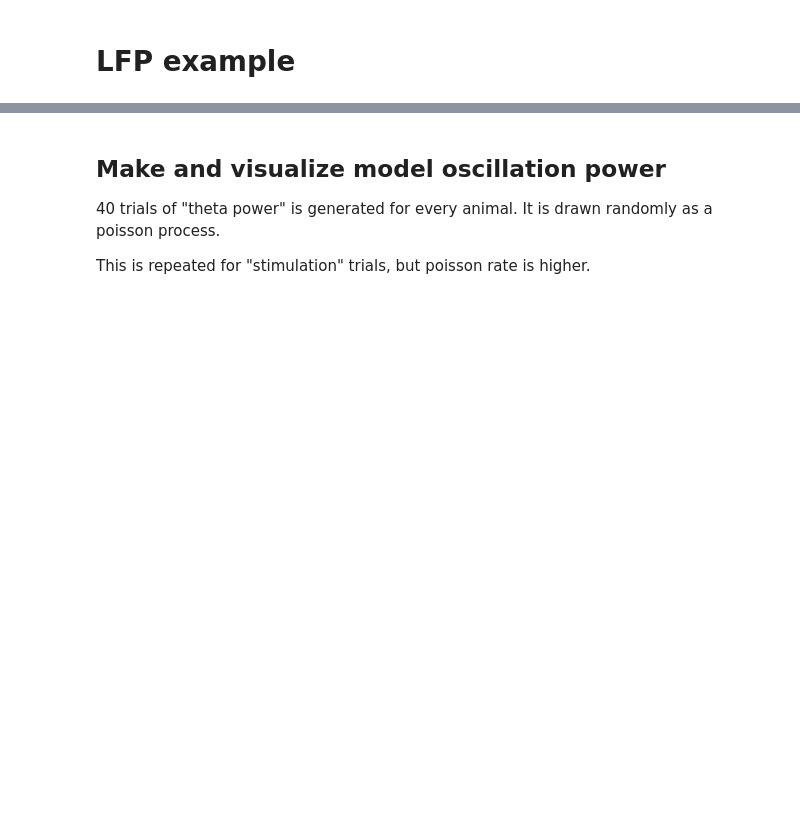
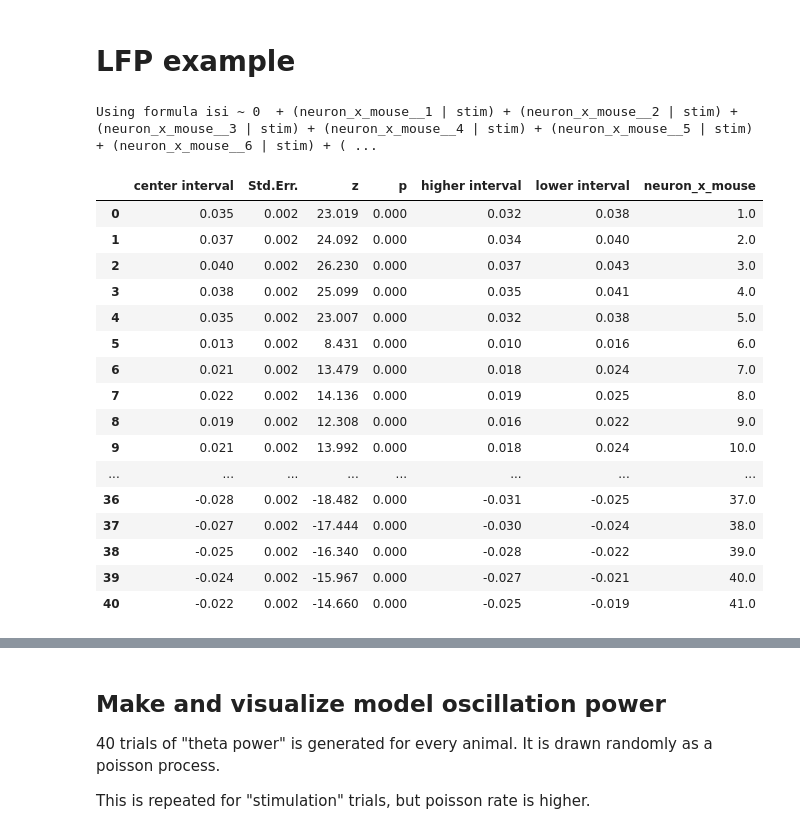
Before and after one commit to mmyros/bayes-window, a Jupyter notebook: docs/example_notebooks/lfp_example/quick_lfp.ipynb, the cells around one changed output, grey strips where cells are left out. Saved outputs shown, nothing was run; the diff lists cells and outputs as text; code cells hidden in the pictures; blank space fills up the shorter version.

```diff
--- a/docs/example_notebooks/lfp_example/quick_lfp.ipynb
+++ b/docs/example_notebooks/lfp_example/quick_lfp.ipynb
@@ -5,3 +5,33 @@ import altair as alt
 from bayes_window.generative_models import *
 from bayes_window.visualization import plot_data, plot_data_slope_trials
 from bayes_window import BayesWindow, models
+# %%
+df, df_monster, index_cols, firing_rates = generate_fake_spikes(n_trials=20,
+                                                                n_neurons=7,
+                                                                n_mice=6,
+                                                                dur=7,
+                                                               mouse_response_slope=12,
+                                                               overall_stim_response_strength=45)
+# %%
+bw = BayesWindow(df, y='isi', treatment='stim', condition='neuron_x_mouse', group='mouse',)
+#bw.fit_anova()
+bw.fit_lme().posterior
+# %% [output]
+Using formula isi ~ 0  + (neuron_x_mouse__1 | stim) + (neuron_x_mouse__2 | stim) + (neuron_x_mouse__3 | stim) + (neuron_x_mouse__4 | stim) + (neuron_x_mouse__5 | stim) + (neuron_x_mouse__6 | stim) + ( ...
+|  | center interval | Std.Err. | z | p | higher interval | lower interval | neuron_x_mouse |
+| 0 | 0.035 | 0.002 | 23.019 | 0.000 | 0.032 | 0.038 | 1.0 |
+| 1 | 0.037 | 0.002 | 24.092 | 0.000 | 0.034 | 0.040 | 2.0 |
+| 2 | 0.040 | 0.002 | 26.230 | 0.000 | 0.037 | 0.043 | 3.0 |
+| 3 | 0.038 | 0.002 | 25.099 | 0.000 | 0.035 | 0.041 | 4.0 |
+| 4 | 0.035 | 0.002 | 23.007 | 0.000 | 0.032 | 0.038 | 5.0 |
+| 5 | 0.013 | 0.002 | 8.431 | 0.000 | 0.010 | 0.016 | 6.0 |
+| 6 | 0.021 | 0.002 | 13.479 | 0.000 | 0.018 | 0.024 | 7.0 |
+| 7 | 0.022 | 0.002 | 14.136 | 0.000 | 0.019 | 0.025 | 8.0 |
+| 8 | 0.019 | 0.002 | 12.308 | 0.000 | 0.016 | 0.022 | 9.0 |
+| 9 | 0.021 | 0.002 | 13.992 | 0.000 | 0.018 | 0.024 | 10.0 |
+| ... | ... | ... | ... | ... | ... | ... | ... |
+| 36 | -0.028 | 0.002 | -18.482 | 0.000 | -0.031 | -0.025 | 37.0 |
+| 37 | -0.027 | 0.002 | -17.444 | 0.000 | -0.030 | -0.024 | 38.0 |
+| 38 | -0.025 | 0.002 | -16.340 | 0.000 | -0.028 | -0.022 | 39.0 |
+| 39 | -0.024 | 0.002 | -15.967 | 0.000 | -0.027 | -0.021 | 40.0 |
+| 40 | -0.022 | 0.002 | -14.660 | 0.000 | -0.025 | -0.019 | 41.0 |
```
Also changed, not shown: parts of 3 cells of this notebook, 3 other files.
